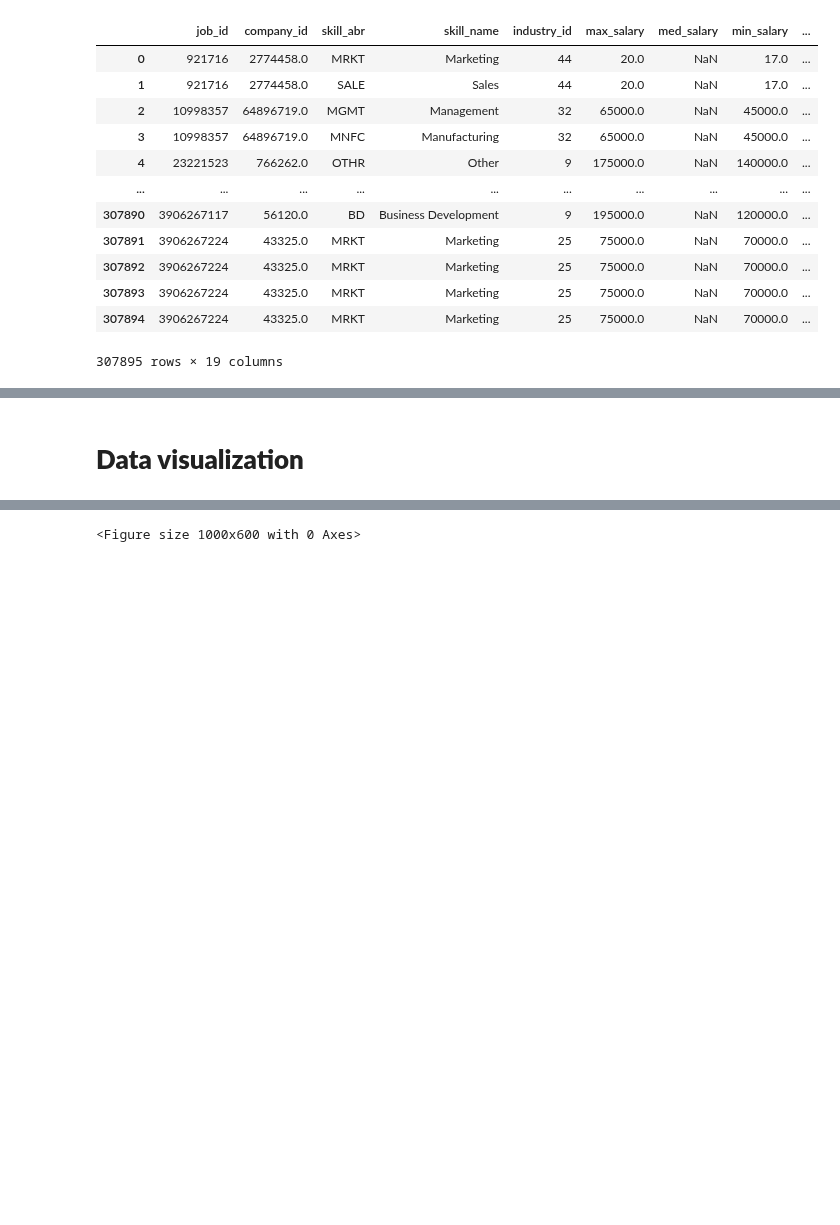
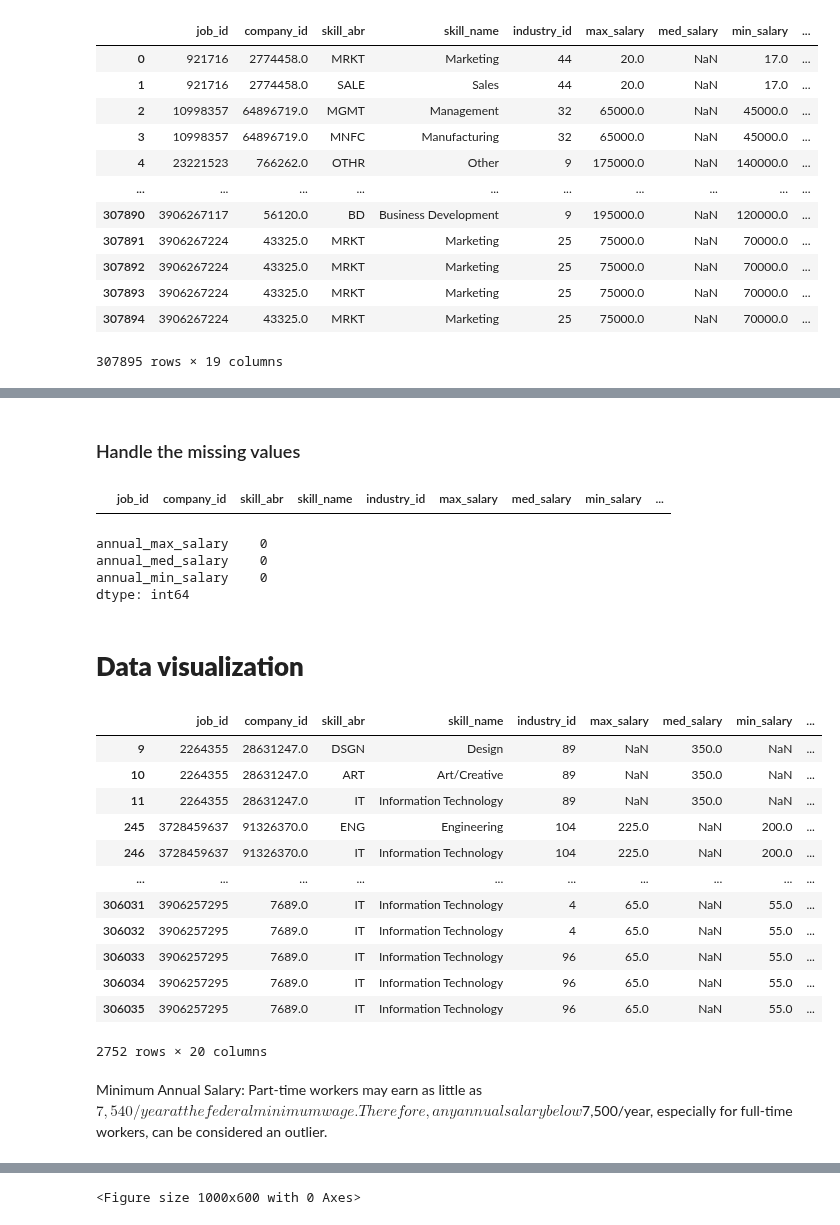
Before and after one commit to Koi4595/Group_10_FA_2024, a Jupyter notebook: SI_618_Project_Part1.ipynb, the cells around one changed output, grey strips where cells are left out. Cells and saved outputs as stored; diff of their text form; code cells hidden in the pictures; blank space fills up the shorter version.

Commit message:
Part 1 finalized

```diff
--- a/SI_618_Project_Part1.ipynb
+++ b/SI_618_Project_Part1.ipynb
@@ -338,5 +344,67 @@ dtype: int64
+# %% [markdown]
+### Handle the missing values
+# %%
+# df[(df['annual_min_salary']==0)]
+df[(df['annual_med_salary']==0)]
+df[(df['annual_med_salary']==0) & (df['annual_min_salary'].isnull() == False)]
+# %% [output]
+|  | job_id | company_id | skill_abr | skill_name | industry_id | max_salary | med_salary | min_salary | ... |
+# %%
+df['annual_med_salary'] = df.apply(
+    lambda row: row['annual_max_salary'] if pd.isnull(row['annual_med_salary']) and row['annual_min_salary'] == row['annual_max_salary']
+    else (row['annual_min_salary'] + row['annual_max_salary']) * 0.8
+    if pd.isnull(row['annual_med_salary']) else row['annual_med_salary'],
+    axis=1
+)
+
+df['annual_med_salary'] = df.apply(
+    lambda row: row['annual_med_salary'] if row['annual_med_salary'] != 0
+    else df[df['industry_id'] == row['industry_id']]['annual_med_salary'].median(),
+    axis=1
+)
+
+
+df['annual_min_salary'] = df.apply(
+    lambda row: row['annual_med_salary'] * 0.2
+    if pd.isnull(row['annual_min_salary']) else row['annual_min_salary'],
+    axis=1
+)
+
+df['annual_max_salary'] = df.apply(
+    lambda row: row['annual_med_salary'] * 1.25
+    if pd.isnull(row['annual_max_salary']) else row['annual_max_salary'],
+    axis=1
+)
+
+
+print(df[['annual_max_salary', 'annual_med_salary', 'annual_min_salary']].isnull().sum())
+# %% [output]
+annual_max_salary    0
+annual_med_salary    0
+annual_min_salary    0
+dtype: int64
 # %%
 #save the final dataframe
 job_company_pair.to_csv('./Projectdata/job_company_pair.csv', index=False)
 # %% [markdown]
 # **Data visualization**
+# %%
+df[df['annual_max_salary']==df['annual_min_salary']]
+df[df['annual_min_salary'] < 7500]
+df[df['annual_med_salary'] < 7500]
+# %% [output]
+|  | job_id | company_id | skill_abr | skill_name | industry_id | max_salary | med_salary | min_salary | ... |
+| 9 | 2264355 | 28631247.0 | DSGN | Design | 89 | NaN | 350.0 | NaN | ... |
+| 10 | 2264355 | 28631247.0 | ART | Art/Creative | 89 | NaN | 350.0 | NaN | ... |
+| 11 | 2264355 | 28631247.0 | IT | Information Technology | 89 | NaN | 350.0 | NaN | ... |
+| 245 | 3728459637 | 91326370.0 | ENG | Engineering | 104 | 225.0 | NaN | 200.0 | ... |
+| 246 | 3728459637 | 91326370.0 | IT | Information Technology | 104 | 225.0 | NaN | 200.0 | ... |
+| ... | ... | ... | ... | ... | ... | ... | ... | ... | ... |
+| 306031 | 3906257295 | 7689.0 | IT | Information Technology | 4 | 65.0 | NaN | 55.0 | ... |
+| 306032 | 3906257295 | 7689.0 | IT | Information Technology | 4 | 65.0 | NaN | 55.0 | ... |
+| 306033 | 3906257295 | 7689.0 | IT | Information Technology | 96 | 65.0 | NaN | 55.0 | ... |
+| 306034 | 3906257295 | 7689.0 | IT | Information Technology | 96 | 65.0 | NaN | 55.0 | ... |
+| 306035 | 3906257295 | 7689.0 | IT | Information Technology | 96 | 65.0 | NaN | 55.0 | ... |
+2752 rows × 20 columns
+# %% [markdown]
+Minimum Annual Salary: Part-time workers may earn as little as $7,540/year at the federal minimum wage. Therefore, any annual salary below $7,500/year, especially for full-time workers, can be considered an outlier.
```
Also changed, not shown: parts of 17 cells of this notebook, 1 other file.
